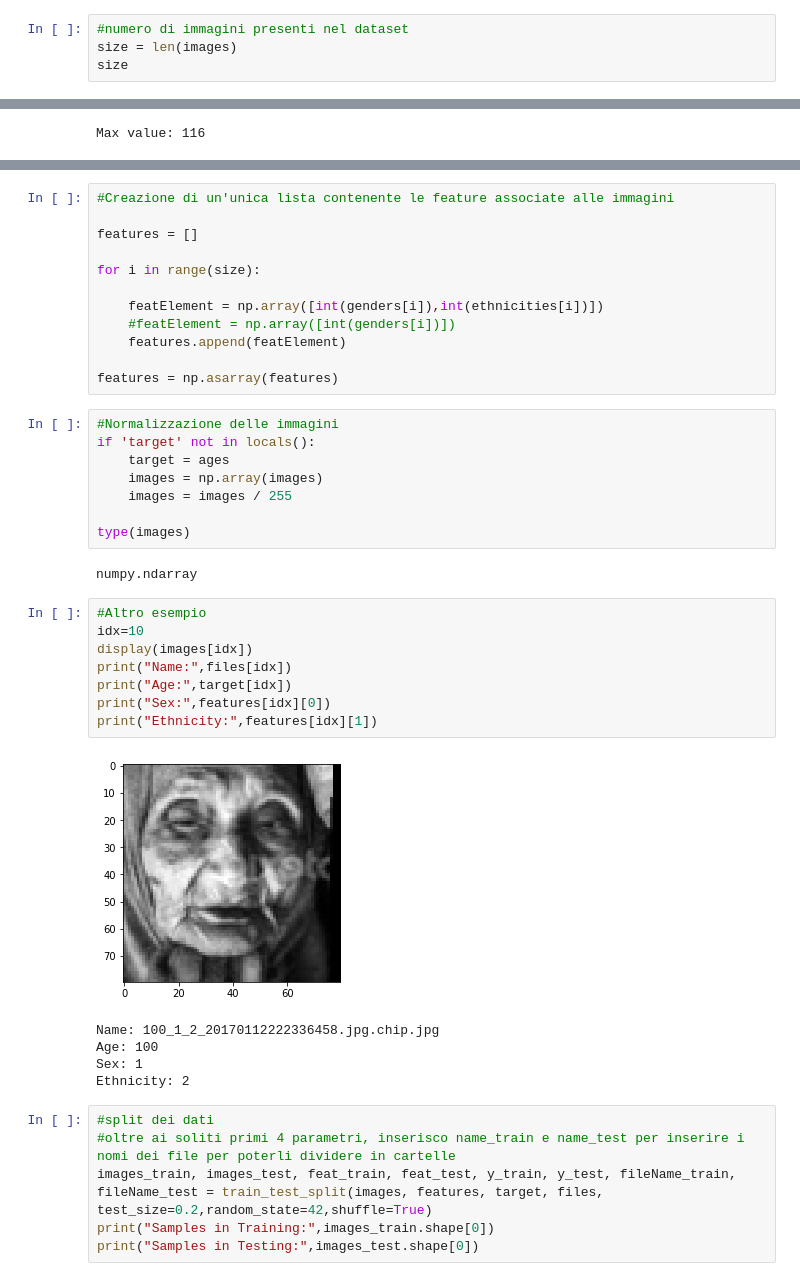
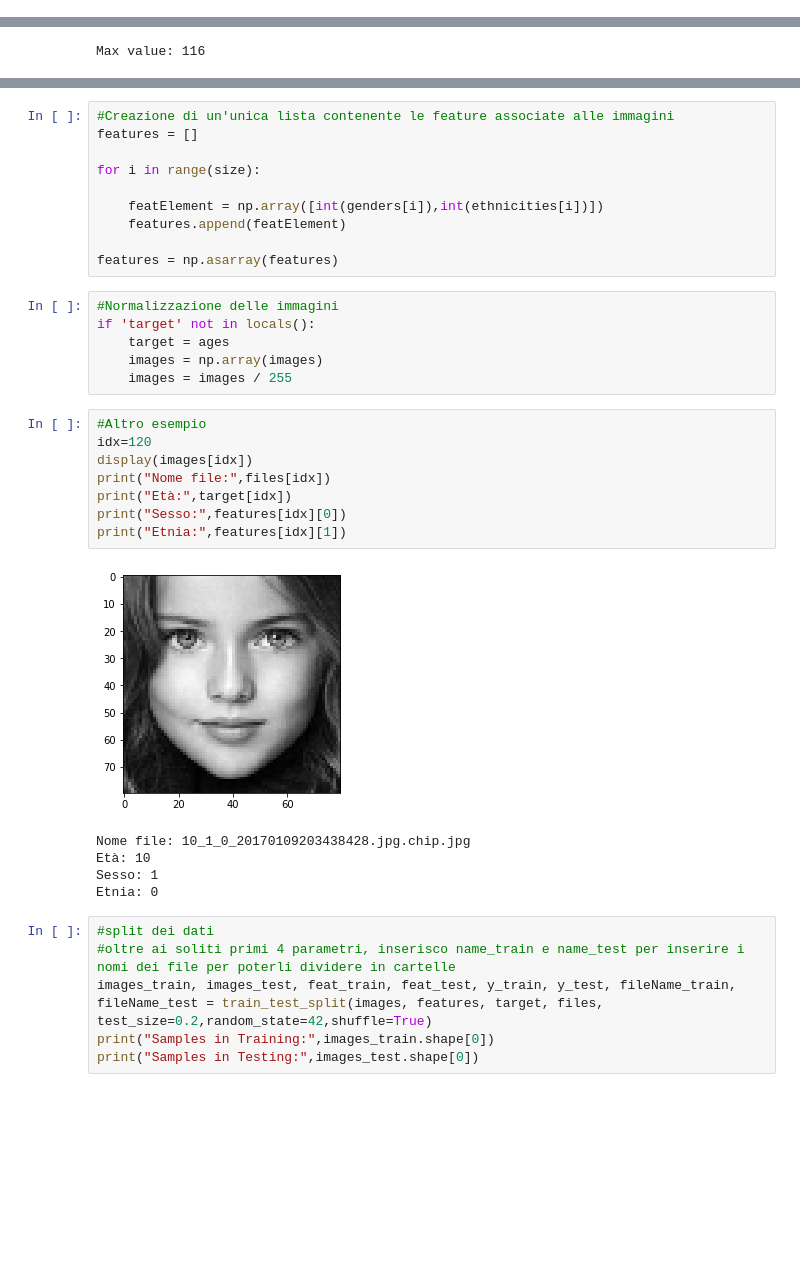
Before and after one commit to domenico97/AgeReg, a Jupyter notebook: AgeReg.ipynb, the cells around one changed output, grey strips where cells are left out. Drawn from its saved outputs; the diff is of its cells as text; blank space fills up the shorter version.

```diff
--- a/AgeReg.ipynb
+++ b/AgeReg.ipynb
@@ -45,7 +69,3 @@ for file in files:
     ages.append(int(split_var[0]))
     genders.append(int(split_var[1]))
     ethnicities.append(int(split_var[2]))
-# %%
-#numero di immagini presenti nel dataset
-size = len(images)
-size
@@ -109,13 +144,11 @@ Ethnicity: 0
 [figure]
 # %%
 #Creazione di un'unica lista contenente le feature associate alle immagini
-
 features = []
 
 for i in range(size):
 
     featElement = np.array([int(genders[i]),int(ethnicities[i])])
-    #featElement = np.array([int(genders[i])])
     features.append(featElement)
 
 features = np.asarray(features)
@@ -125,24 +158,20 @@ if 'target' not in locals():
     target = ages
     images = np.array(images)
     images = images / 255
-
-type(images)
-# %% [output]
-numpy.ndarray
 # %%
 #Altro esempio
-idx=10
+idx=120
 display(images[idx])
-print("Name:",files[idx])
-print("Age:",target[idx])
-print("Sex:",features[idx][0])
-print("Ethnicity:",features[idx][1])
+print("Nome file:",files[idx])
+print("Età:",target[idx])
+print("Sesso:",features[idx][0])
+print("Etnia:",features[idx][1])
 # %% [output]
-[figure, old version]
+[figure, new version]
-Name: 100_1_2_20170112222336458.jpg.chip.jpg
-Age: 100
-Sex: 1
-Ethnicity: 2
+Nome file: 10_1_0_20170109203438428.jpg.chip.jpg
+Età: 10
+Sesso: 1
+Etnia: 0
 # %%
 #split dei dati
 #oltre ai soliti primi 4 parametri, inserisco name_train e name_test per inserire i nomi dei file per poterli dividere in cartelle
```
Also changed, not shown: parts of 30 cells of this notebook, 1 other file.
